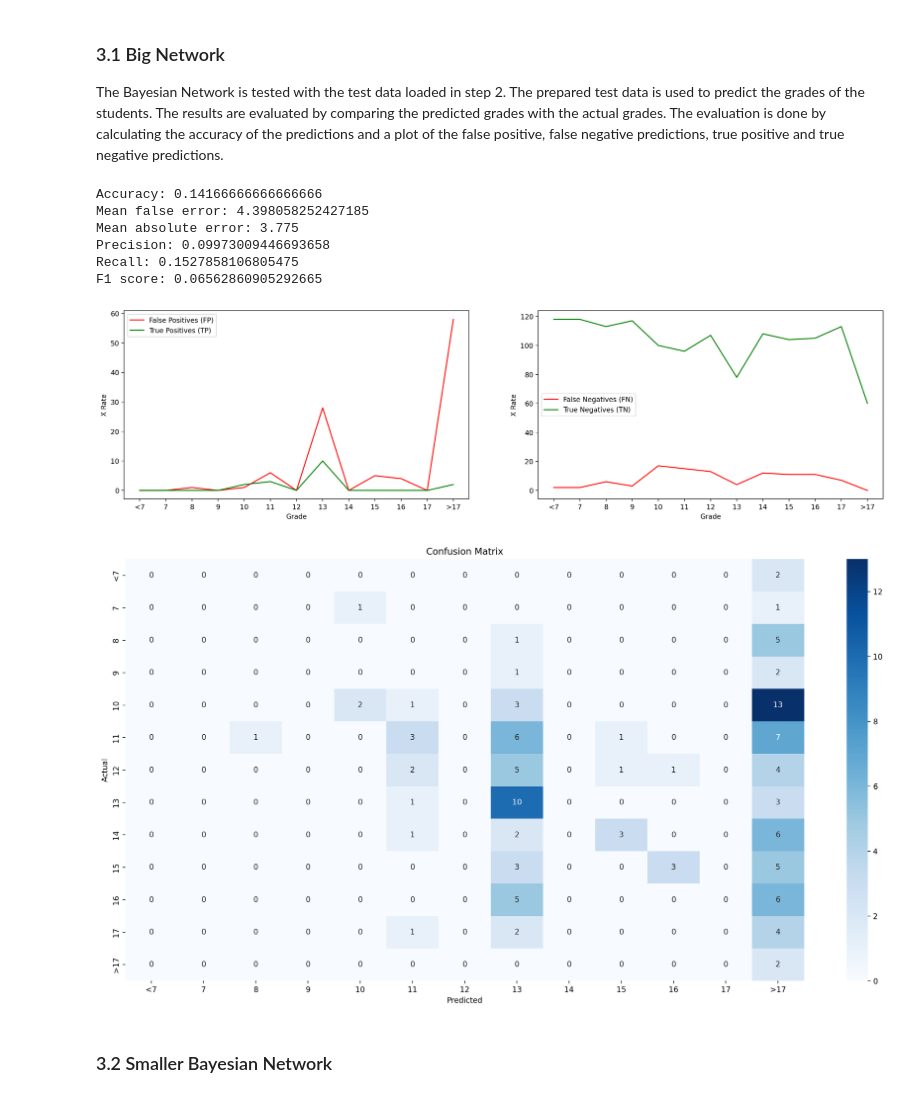
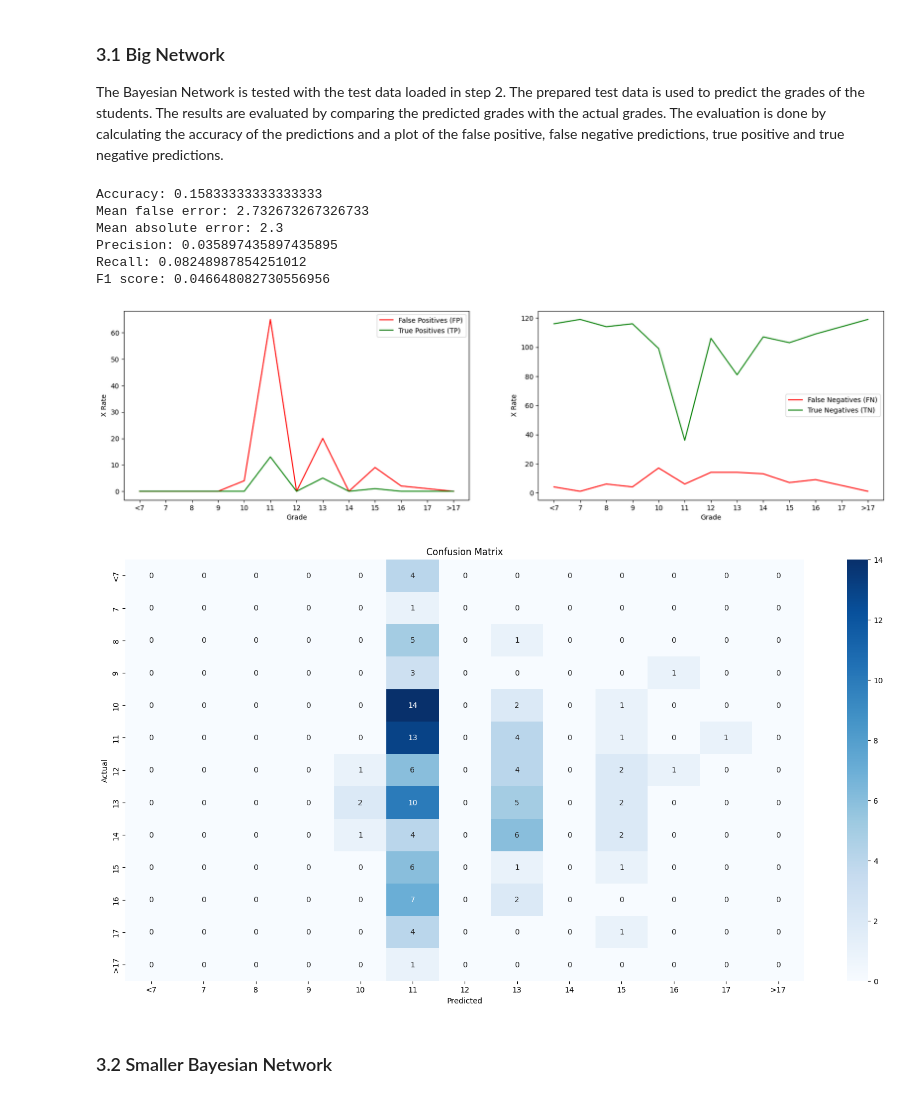
Before and after one commit to Super-T02/ki-bayesian-networks, a Jupyter notebook: src/model.ipynb, the cells around one changed output. Drawn from its saved outputs; the diff is of its cells as text; code cells hidden in the pictures.

```diff
--- a/src/model.ipynb
+++ b/src/model.ipynb
@@ -535,20 +546,20 @@ tuned_result.to_csv(RESULT_PATH + "normal_result.csv", index=False)
 # %%
 normal_result = pd.read_csv(RESULT_PATH + "normal_result.csv")
 
 # Evaluate results
-evaluation = MultiClassEvaluation(normal_result, match='G3')
+evaluation = MultiClassEvaluation(normal_result, match='G3', is_string=True, min_grade=7, max_grade=17, offset=2)
 evaluation.print_stats()
 evaluation.plot()
 evaluation.plot_confusion_matrix()
 # %% [output]
-Accuracy: 0.14166666666666666
-Mean false error: 4.398058252427185
-Mean absolute error: 3.775
-Precision: 0.09973009446693658
-Recall: 0.1527858106805475
-F1 score: 0.06562860905292665
+Accuracy: 0.15833333333333333
+Mean false error: 2.732673267326733
+Mean absolute error: 2.3
+Precision: 0.035897435897435895
+Recall: 0.08248987854251012
+F1 score: 0.046648082730556956
-[figure, old version]
+[figure, new version]
-[figure, old version]
+[figure, new version]
 # %% [markdown]
 ### 3.2 Smaller Bayesian Network
 # %%
```
Also changed, not shown: parts of 20 cells of this notebook, 11 other files.
